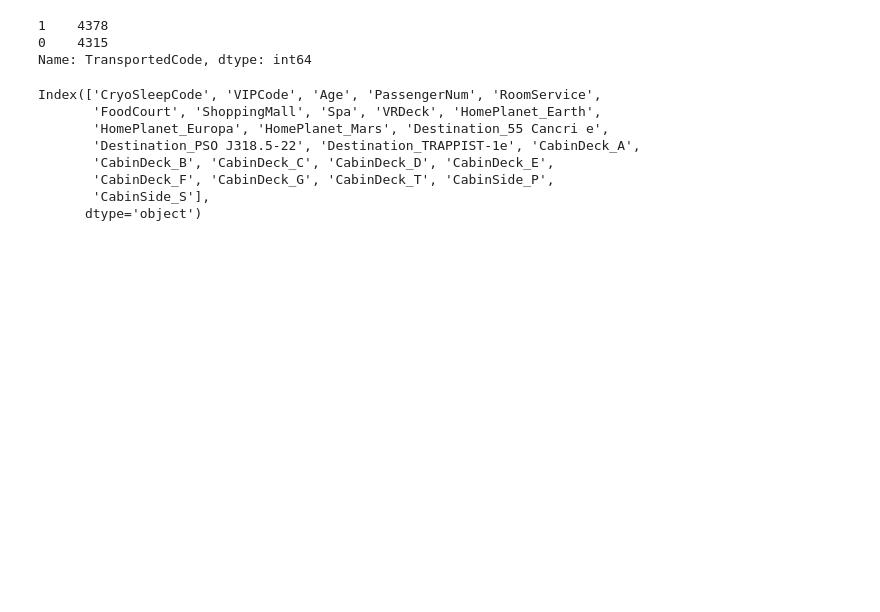
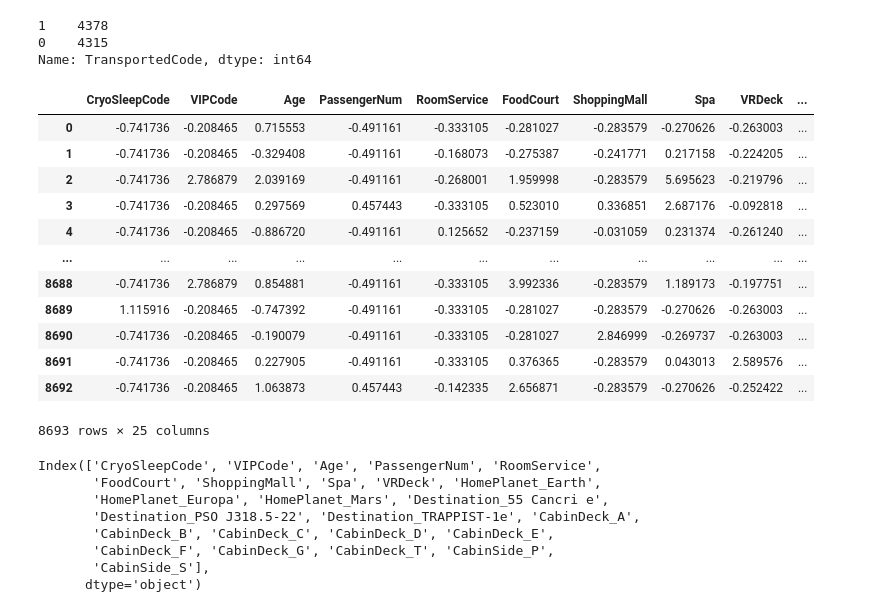
Before and after one commit to kartikgupta89/datascience-kaggle, a Jupyter notebook: c2-spaceship-titanic.ipynb, the cells around one changed output. Saved outputs shown, nothing was run; the diff lists cells and outputs as text; code cells hidden in the pictures; blank space fills up the shorter version.

```diff
--- a/c2-spaceship-titanic.ipynb
+++ b/c2-spaceship-titanic.ipynb
@@ -512,13 +512,27 @@ y.value_counts()
 0    4315
 Name: TransportedCode, dtype: int64
 # %%
-# from sklearn.preprocessing import StandardScaler, MinMaxScaler
-# ss = StandardScaler()
-# mm = MinMaxScaler()
+from sklearn.preprocessing import StandardScaler, MinMaxScaler
+ss = StandardScaler()
+mm = MinMaxScaler()
 
-# X = pd.DataFrame(ss.fit_transform(X), columns=X.columns)
-# X_test = pd.DataFrame(ss.transform(X_test), columns = X_test.columns)
-# X
+X = pd.DataFrame(ss.fit_transform(X), columns=X.columns)
+X_test = pd.DataFrame(ss.transform(X_test), columns = X_test.columns)
+X
+# %% [output]
+|  | CryoSleepCode | VIPCode | Age | PassengerNum | RoomService | FoodCourt | ShoppingMall | Spa | VRDeck | ... |
+| 0 | -0.741736 | -0.208465 | 0.715553 | -0.491161 | -0.333105 | -0.281027 | -0.283579 | -0.270626 | -0.263003 | ... |
+| 1 | -0.741736 | -0.208465 | -0.329408 | -0.491161 | -0.168073 | -0.275387 | -0.241771 | 0.217158 | -0.224205 | ... |
+| 2 | -0.741736 | 2.786879 | 2.039169 | -0.491161 | -0.268001 | 1.959998 | -0.283579 | 5.695623 | -0.219796 | ... |
+| 3 | -0.741736 | -0.208465 | 0.297569 | 0.457443 | -0.333105 | 0.523010 | 0.336851 | 2.687176 | -0.092818 | ... |
+| 4 | -0.741736 | -0.208465 | -0.886720 | -0.491161 | 0.125652 | -0.237159 | -0.031059 | 0.231374 | -0.261240 | ... |
+| ... | ... | ... | ... | ... | ... | ... | ... | ... | ... | ... |
+| 8688 | -0.741736 | 2.786879 | 0.854881 | -0.491161 | -0.333105 | 3.992336 | -0.283579 | 1.189173 | -0.197751 | ... |
+| 8689 | 1.115916 | -0.208465 | -0.747392 | -0.491161 | -0.333105 | -0.281027 | -0.283579 | -0.270626 | -0.263003 | ... |
+| 8690 | -0.741736 | -0.208465 | -0.190079 | -0.491161 | -0.333105 | -0.281027 | 2.846999 | -0.269737 | -0.263003 | ... |
+| 8691 | -0.741736 | -0.208465 | 0.227905 | -0.491161 | -0.333105 | 0.376365 | -0.283579 | 0.043013 | 2.589576 | ... |
+| 8692 | -0.741736 | -0.208465 | 1.063873 | 0.457443 | -0.142335 | 2.656871 | -0.283579 | -0.270626 | -0.252422 | ... |
+8693 rows × 25 columns
 # %%
 from sklearn.model_selection import train_test_split
 X_train, X_valid, y_train, y_valid = train_test_split(X, y, train_size=0.8, random_state=42)
```
Also changed, not shown: parts of 1 cell of this notebook.
